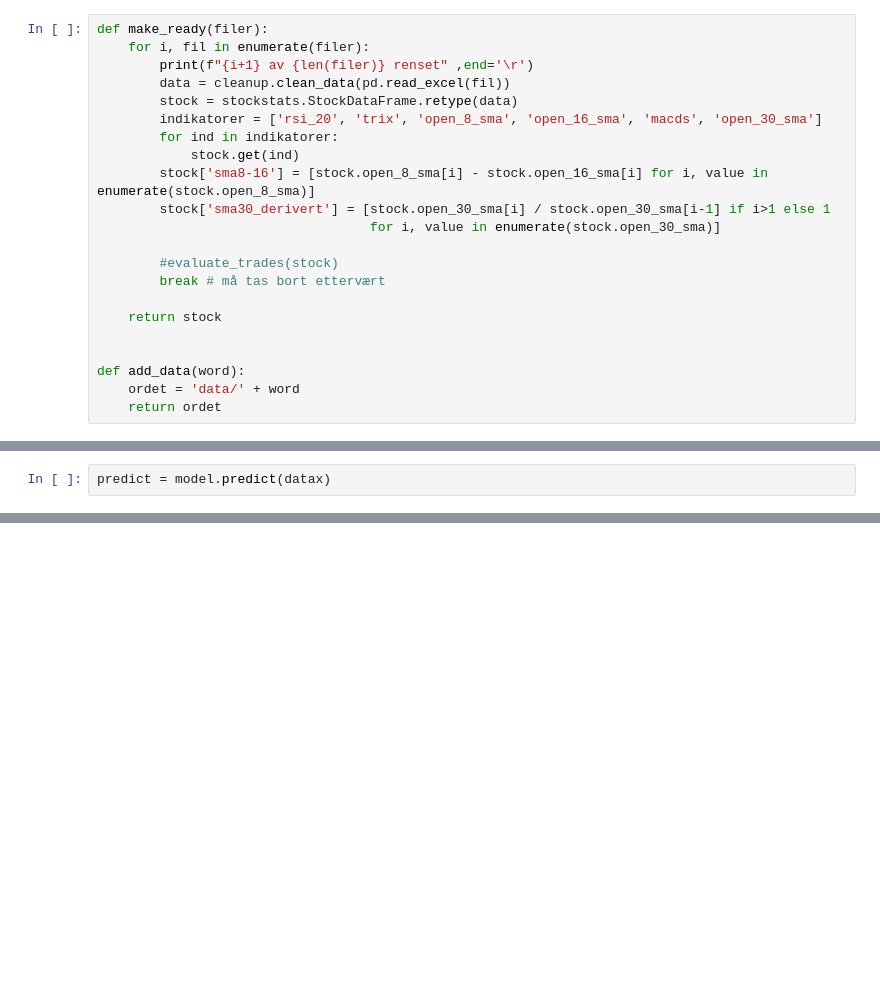
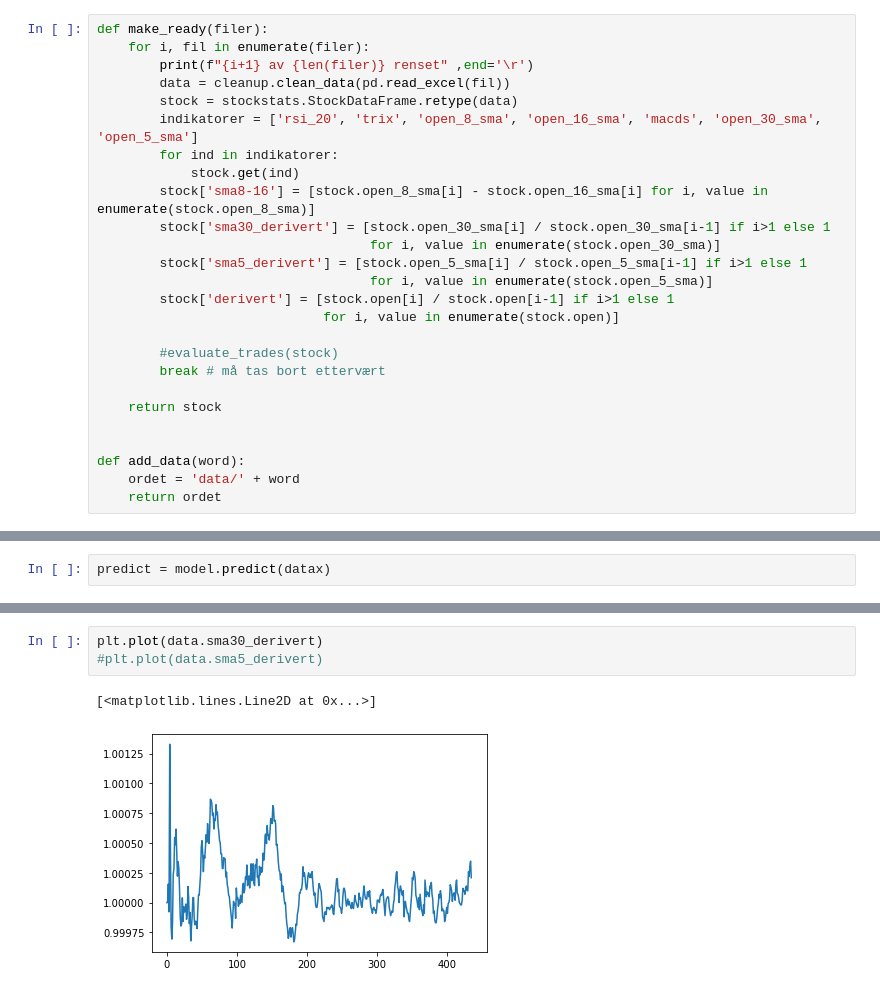
Before and after one commit to stianteien/instradag, a Jupyter notebook: RNN_trial.ipynb, the cells around one changed output, grey strips where cells are left out. Saved outputs shown, nothing was run; the diff lists cells and outputs as text; blank space fills up the shorter version.

```diff
--- a/RNN_trial.ipynb
+++ b/RNN_trial.ipynb
@@ -41,12 +65,16 @@ def make_ready(filer):
         print(f"{i+1} av {len(filer)} renset" ,end='\r')
         data = cleanup.clean_data(pd.read_excel(fil))
         stock = stockstats.StockDataFrame.retype(data)
-        indikatorer = ['rsi_20', 'trix', 'open_8_sma', 'open_16_sma', 'macds', 'open_30_sma']
+        indikatorer = ['rsi_20', 'trix', 'open_8_sma', 'open_16_sma', 'macds', 'open_30_sma', 'open_5_sma']
         for ind in indikatorer:
             stock.get(ind)
         stock['sma8-16'] = [stock.open_8_sma[i] - stock.open_16_sma[i] for i, value in enumerate(stock.open_8_sma)]
         stock['sma30_derivert'] = [stock.open_30_sma[i] / stock.open_30_sma[i-1] if i>1 else 1
                                    for i, value in enumerate(stock.open_30_sma)]
+        stock['sma5_derivert'] = [stock.open_5_sma[i] / stock.open_5_sma[i-1] if i>1 else 1
+                                   for i, value in enumerate(stock.open_5_sma)]
+        stock['derivert'] = [stock.open[i] / stock.open[i-1] if i>1 else 1
+                             for i, value in enumerate(stock.open)]
 
         #evaluate_trades(stock)
         break # må tas bort ettervært
@@ -191,0 +226,6 @@ array([[165.00851],
+# %%
+plt.plot(data.sma30_derivert)
+#plt.plot(data.sma5_derivert)
+# %% [output]
+[<matplotlib.lines.Line2D at 0x...>]
+[figure, added]
```
Also changed, not shown: parts of 13 cells of this notebook.
